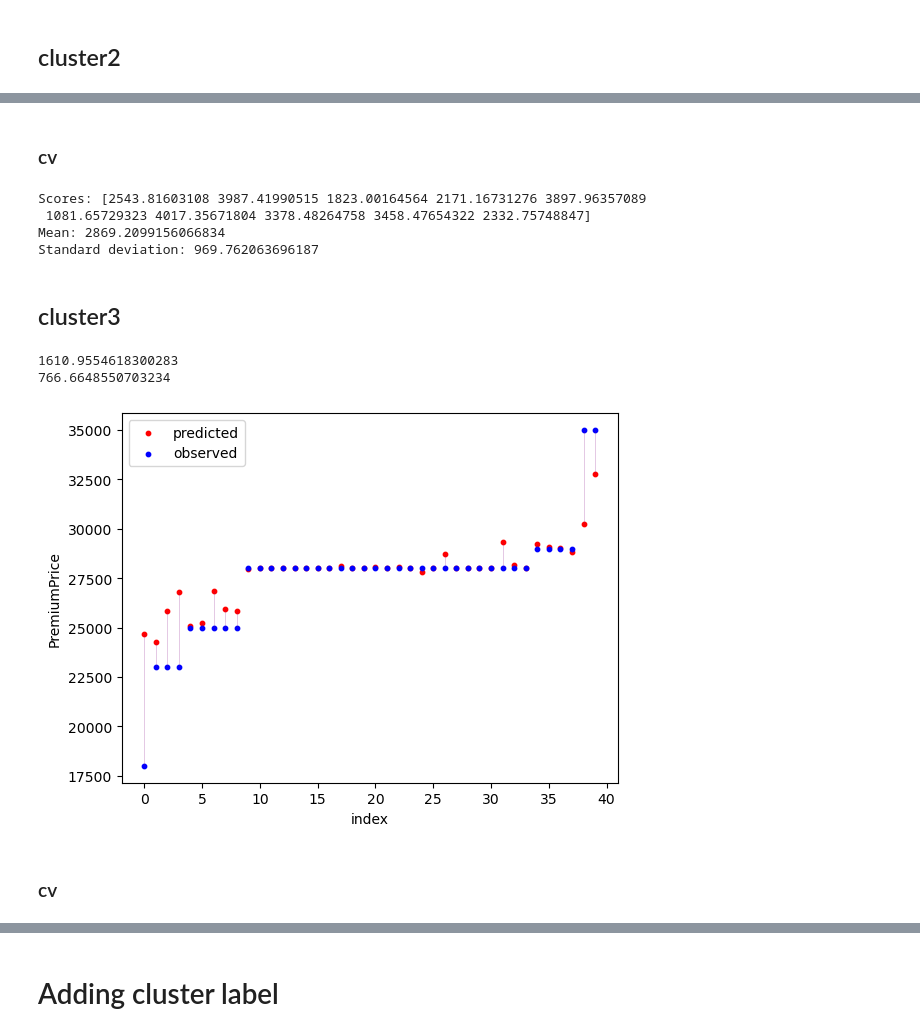
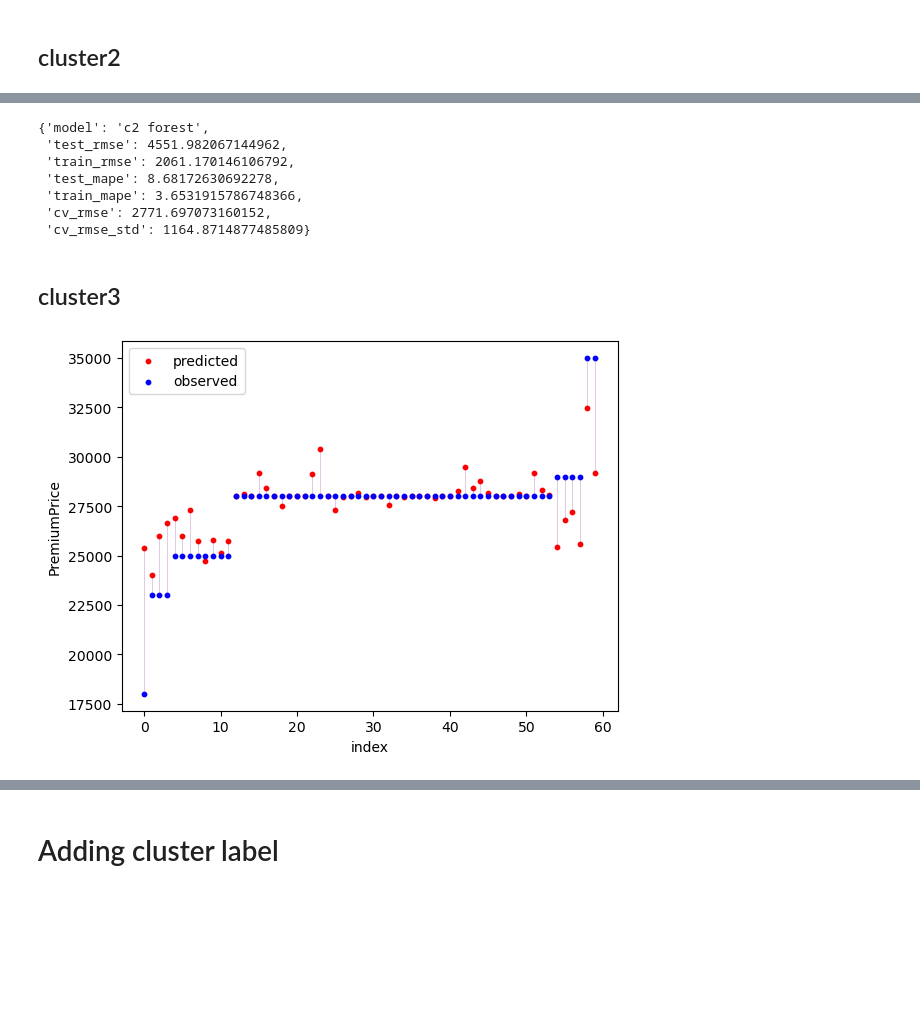
Before and after one commit to OverCat2000/ML_project, a Jupyter notebook: advanceAnalysis.ipynb, the cells around one changed output, grey strips where cells are left out. Drawn from its saved outputs; the diff is of its cells as text; code cells hidden in the pictures; blank space fills up the shorter version.

```diff
--- a/advanceAnalysis.ipynb
+++ b/advanceAnalysis.ipynb
@@ -891 +825,4 @@ dq.drop(["BMI", "BMI_cat"], axis=1, inplace=True)
+# %%
+pipec = clone(pipe)
+pipec = clone(pipe).set_params(**{'cluster__drop': False})
 # %%
@@ -948,21 +875,17 @@ Standard deviation: 806.8096878414024
 # %% [markdown]
 ## cluster2
 # %%
-X_c2 = cluster2.drop("PremiumPrice", axis=1)
+X_c2 = cluster2.drop(["PremiumPrice", "cluster"], axis=1)
 y_c2 = cluster2.PremiumPrice
-X_c2_train, X_c2_test, y_c2_train, y_c2_test = train_test_split(X_c2, y_c2, test_size=0.2, random_state=42)
+x_c2_train, x_c2_test, y_c2_train, y_c2_test = train_test_split(X_c2, y_c2, test_size=0.3, random_state=42)
+X_c2_train = pipec.fit_transform(x_c2_train)
+X_c2_test = pipec.fit_transform(x_c2_test)
 
-forest_reg = RandomForestRegressor(random_state=42)
+c2forest_reg = RandomForestRegressor(random_state=42, max_depth=6, n_estimators=300, n_jobs=-1, min_samples_leaf=2)
+c2forest_reg.fit(X_c2_train, y_c2_train)
 
-forest_reg.fit(X_c2_train, y_c2_train)
-
-pred_c2_test = forest_reg.predict(X_c2_test)
-
-print(np.sqrt(mean_squared_error(y_c2_test, pred_c2_test)))
-
-#train rmse
-pred_c2_train = forest_reg.predict(X_c2_train)
-print(np.sqrt(mean_squared_error(y_c2_train, pred_c2_train)))
+pred_c2_test = c2forest_reg.predict(X_c2_test)
+pred_c2_train = c2forest_reg.predict(X_c2_train)
 
 temp = pd.DataFrame({'Observed':y_c2_test, 'predicted':pred_c2_test})
 temp.sort_values('Observed', inplace=True)
@@ -987,54 +908,43 @@ plt.show()
-# %% [markdown]
-### cv
-# %%
-scores = cross_val_score(forest_reg, X_c2_train, y_c2_train, scoring="neg_mean_squared_error", cv=10)
-
-scores = np.sqrt(-scores)
-
-display_scores(scores)
-# %% [output]
-Scores: [2543.81603108 3987.41990515 1823.00164564 2171.16731276 3897.96357089
- 1081.65729323 4017.35671804 3378.48264758 3458.47654322 2332.75748847]
-Mean: 2869.2099156066834
-Standard deviation: 969.762063696187
+# %%
+eval(c2forest_reg, "c2 forest", X_c2_train, X_c2_test, y_c2_train, y_c2_test)
+# %% [output]
+{'model': 'c2 forest',
+ 'test_rmse': 4551.982067144962,
+ 'train_rmse': 2061.170146106792,
+ 'test_mape': 8.68172630692278,
+ 'train_mape': 3.6531915786748366,
+ 'cv_rmse': 2771.697073160152,
+ 'cv_rmse_std': 1164.8714877485809}
 # %% [markdown]
 ## cluster3
 # %%
-X_c3 = cluster3.drop("PremiumPrice", axis=1)
+X_c3 = cluster3.drop(["PremiumPrice", "cluster"], axis=1)
 y_c3 = cluster3.PremiumPrice
-X_c3_train, X_c3_test, y_c3_train, y_c3_test = train_test_split(X_c3, y_c3, test_size=0.2, random_state=42)
+x_c3_train, x_c3_test, y_c3_train, y_c3_test = train_test_split(X_c3, y_c3, test_size=0.3, random_state=42)
+X_c3_train = pipec.fit_transform(x_c3_train)
+X_c3_test = pipec.fit_transform(x_c3_test)
 
-forest_reg = RandomForestRegressor(random_state=42)
+c3forest_reg = RandomForestRegressor(random_state=42, max_depth=6, n_estimators=300, n_jobs=-1, min_samples_leaf=2)
+c3forest_reg.fit(X_c3_train, y_c3_train)
 
-forest_reg.fit(X_c3_train, y_c3_train)
-
-pred_c3_test = forest_reg.predict(X_c3_test)
-
-print(np.sqrt(mean_squared_error(y_c3_test, pred_c3_test)))
-
-# train rmse
-pred_c3_train = forest_reg.predict(X_c3_train)
-print(np.sqrt(mean_squared_error(y_c3_train, pred_c3_train)))
+pred_c3_test = c3forest_reg.predict(X_c3_test)
+pred_c3_train = c3forest_reg.predict(X_c3_train)
 
 temp = pd.DataFrame({'Observed':y_c3_test, 'predicted':pred_c3_test})
 temp.sort_values('Observed', inplace=True)
 temp.reset_index(drop=True, inplace=True)
 
 fig, ax = plt.subplots()
 
 ax.vlines(temp.index, temp.Observed, temp.Observed - (temp.Observed - temp.predicted), color='purple', linestyle='-', linewidth=0.5, alpha=0.3)
 
 ax.scatter(temp.index, temp.predicted, color='red', marker='o', label='predicted', s=10)
 ax.scatter(temp.index, temp.Observed, color='blue', marker='o', label='observed', s=10)
 
 ax.set_xlabel('index')
 ax.set_ylabel("PremiumPrice")
 ax.legend()
 
 plt.show()
 # %% [output]
-1610.9554618300283
-766.6648550703234
-[figure, old version]
+[figure, new version]
-# %% [markdown]
-### cv
```
Also changed, not shown: parts of 59 cells of this notebook.
